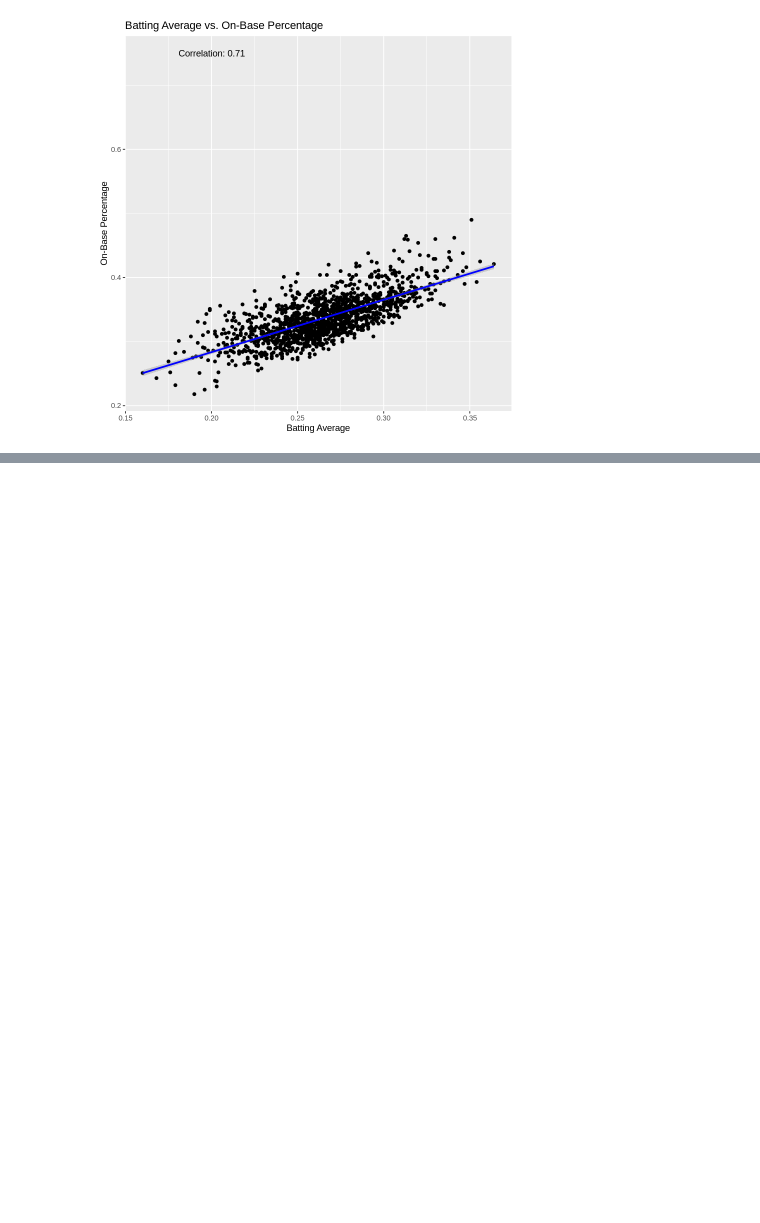
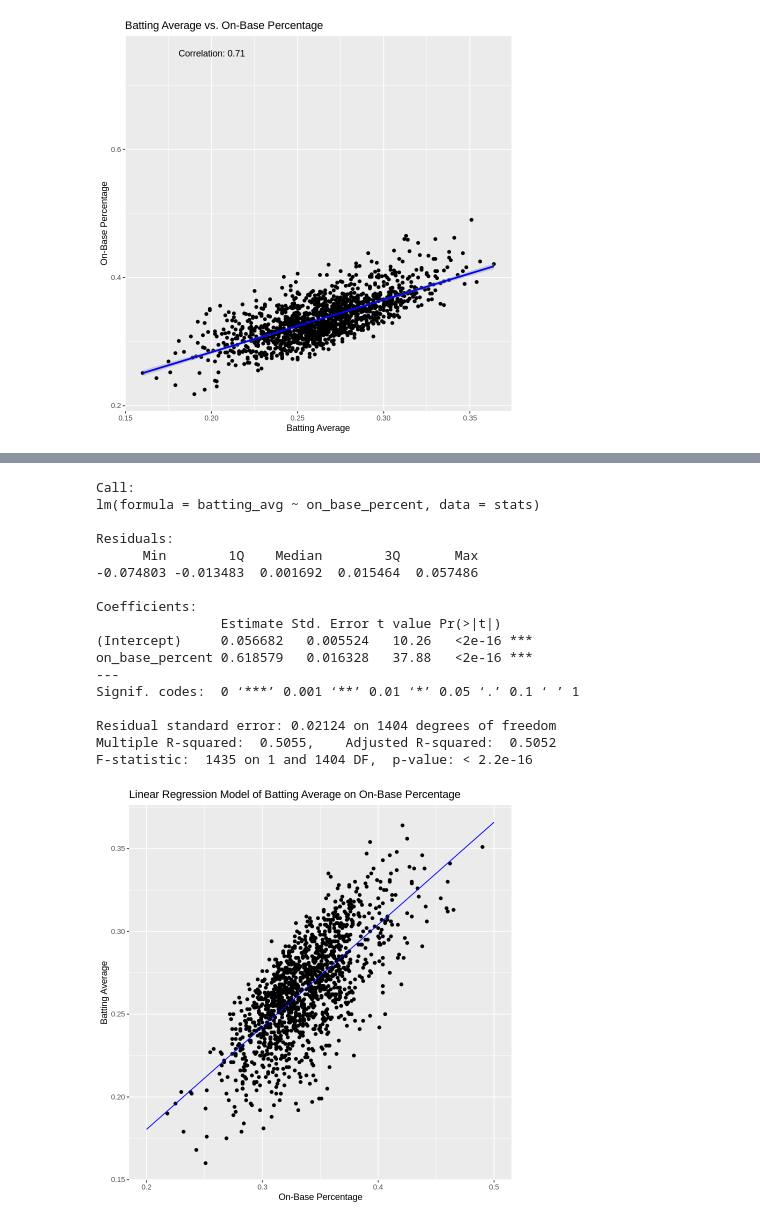
Before and after one commit to MaxShalom/baruch, a Jupyter notebook: sta3000/MLB_Project.ipynb, the cells around one changed output, grey strips where cells are left out. Saved outputs shown, nothing was run; the diff lists cells and outputs as text; code cells hidden in the pictures; blank space fills up the shorter version.

```diff
--- a/sta3000/MLB_Project.ipynb
+++ b/sta3000/MLB_Project.ipynb
@@ -110,0 +226,39 @@ ggplot(stats, aes(x = batting_avg, y = on_base_percent)) +
+# %%
+# prompt: make a relevant linear regression model on the data to analyze a part
+
+# Create a linear regression model to predict batting average based on on-base percentage
+model <- lm(batting_avg ~ on_base_percent, data = stats)
+
+# Print the model summary
+summary(model)
+
+# Make predictions using the model
+new_data <- data.frame(on_base_percent = seq(0.2, 0.5, 0.01))
+predictions <- predict(model, newdata = new_data)
+
+# Plot the data and the regression line
+ggplot(stats, aes(x = on_base_percent, y = batting_avg)) +
+  geom_point() +
+  geom_line(data = new_data, aes(y = predictions), color = "blue") +
+  labs(title = "Linear Regression Model of Batting Average on On-Base Percentage",
+       x = "On-Base Percentage",
+       y = "Batting Average")
+# %% [output]
+Call:
+lm(formula = batting_avg ~ on_base_percent, data = stats)
+
+Residuals:
+      Min        1Q    Median        3Q       Max
+-0.074803 -0.013483  0.001692  0.015464  0.057486
+
+Coefficients:
+                Estimate Std. Error t value Pr(>|t|)
+(Intercept)     0.056682   0.005524   10.26   <2e-16 ***
+on_base_percent 0.618579   0.016328   37.88   <2e-16 ***
+---
+Signif. codes:  0 ‘***’ 0.001 ‘**’ 0.01 ‘*’ 0.05 ‘.’ 0.1 ‘ ’ 1
+
+Residual standard error: 0.02124 on 1404 degrees of freedom
+Multiple R-squared:  0.5055,    Adjusted R-squared:  0.5052
+F-statistic:  1435 on 1 and 1404 DF,  p-value: < 2.2e-16
+[figure, added]
```
Also changed, not shown: parts of 7 cells of this notebook.
